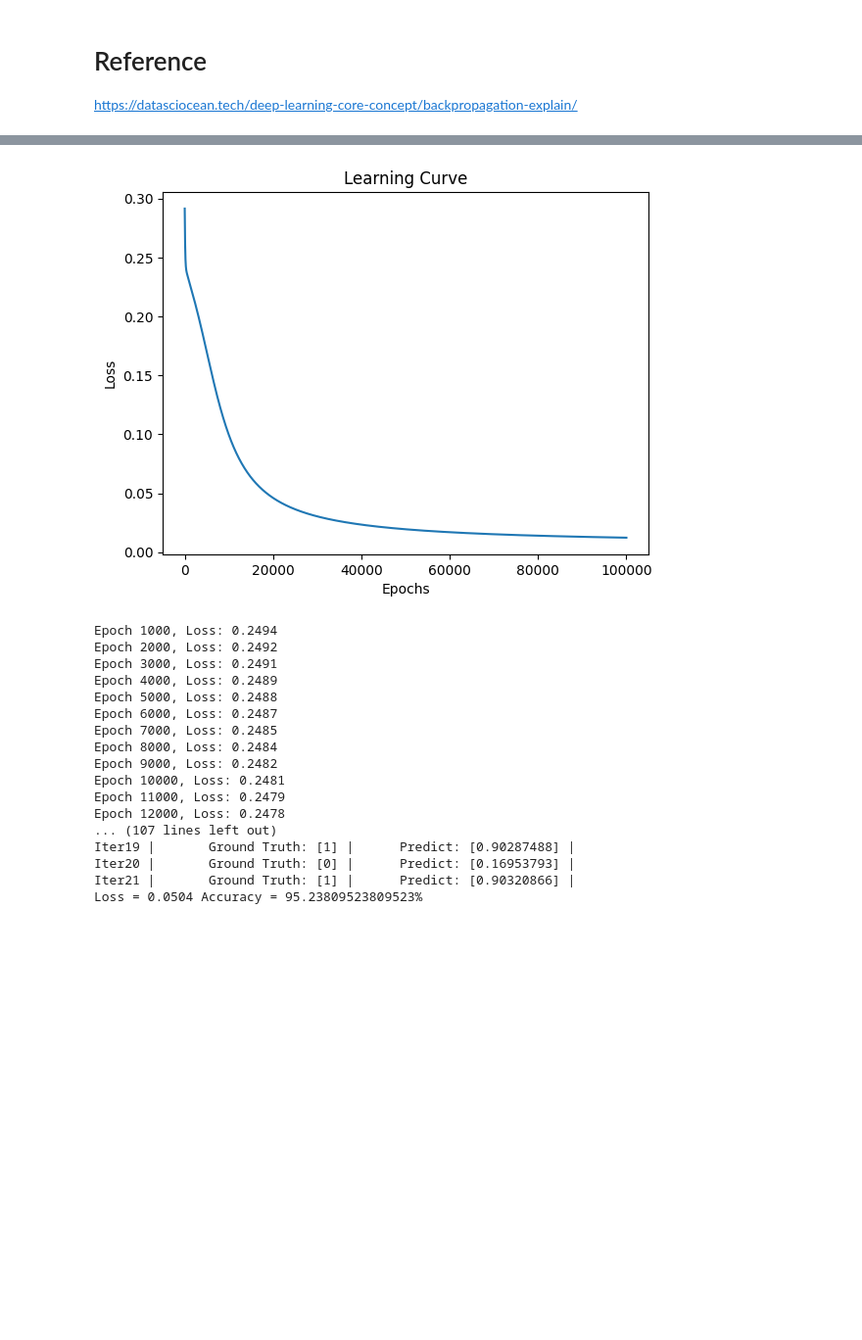
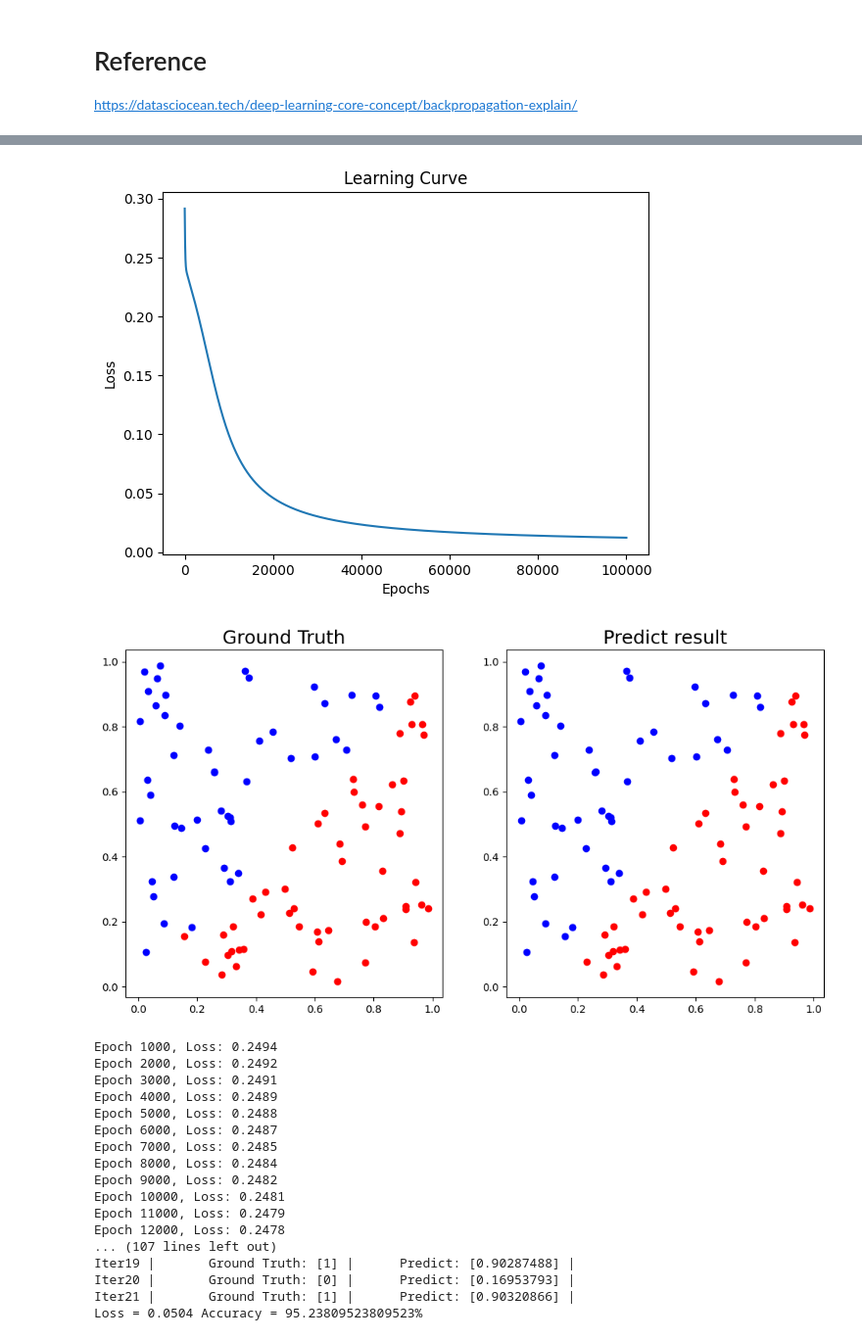
Before and after one commit to say859462/Summer-DLP, a Jupyter notebook: Lab1/DL_LAB1_314551113_劉哲良.ipynb, the cells around one changed output, grey strips where cells are left out. Shown: that part at 98% size. Cells and saved outputs as stored; diff of their text form; code cells hidden in the pictures; blank space fills up the shorter version.

Commit message:
plot fig

```diff
--- a/Lab1/DL_LAB1_314551113_劉哲良.ipynb
+++ b/Lab1/DL_LAB1_314551113_劉哲良.ipynb
@@ -51,7 +51,7 @@ def generate_XOR_easy():
 
 def show_result(x, y, pred_y):
     import matplotlib.pyplot as plt
-
+    plt.figure(figsize=(12, 6))
     plt.subplot(1, 2, 1)
     plt.title("Ground Truth", fontsize=18)
     for i in range(x.shape[0]):
@@ -60,7 +60,7 @@ def show_result(x, y, pred_y):
         else:
             plt.plot(x[i][0], x[i][1], "bo")
     plt.subplot(1, 2, 2)
-    plt.title("Predict result", fontdict=18)
+    plt.title("Predict result", fontsize=18)
 
     for i in range(x.shape[0]):
         if pred_y[i] == 0:
@@ -164,8 +164,6 @@ class Model:
         self.layers.append(Linear_Layer(10, 10, activation="sigmoid"))
         self.layers.append(Linear_Layer(10, 1, activation="sigmoid"))
 
-        self.num_of_layers = len(self.layers)
-
     def forward(self, x):
         # Forward pass through all layers
         for layer in self.layers:
@@ -207,10 +205,10 @@ class Model:
 
         print(
             "Loss = {:.4f} Accuracy = {}%".format(
-                loss, np.mean(np.round(output) == y) * 100
+                loss, np.mean((output > 0.5) == y) * 100
             )
         )
-
+        return output
     def plot_learning_curve(self):
         import matplotlib.pyplot as plt
 
@@ -222,32 +220,37 @@ class Model:
 # %%
 x, y = generate_linear()
 model_linear = Model()
-model_linear.train(x, y)
+linear_output = model_linear.train(x, y)
 model_linear.plot_learning_curve()
+show_result(x, y, (linear_output) > 0.5)
 
-x,y = generate_XOR_easy()
+x, y = generate_XOR_easy()
 model_XOR = Model()
-model_XOR.train(x,y)
+XOR_output = model_XOR.train(x, y)
 model_XOR.plot_learning_curve()
+
+
+show_result(x, y, (XOR_output) > 0.5)
 # %% [output]
 Epoch 1000, Loss: 0.2298
 Epoch 2000, Loss: 0.2163
 Epoch 3000, Loss: 0.2018
 Epoch 4000, Loss: 0.1862
 Epoch 5000, Loss: 0.1699
 Epoch 6000, Loss: 0.1534
 Epoch 7000, Loss: 0.1377
 Epoch 8000, Loss: 0.1233
 Epoch 9000, Loss: 0.1106
 Epoch 10000, Loss: 0.0994
 Epoch 11000, Loss: 0.0899
 Epoch 12000, Loss: 0.0817
 ... (186 lines left out)
 Iter98 |       Ground Truth: [1] |      Predict: [0.68691334] |
 Iter99 |       Ground Truth: [1] |      Predict: [0.96909959] |
 Iter100 |       Ground Truth: [0] |      Predict: [0.09642676] |
 Loss = 0.0123 Accuracy = 99.0%
 [figure]
+[figure, new version]
 Epoch 1000, Loss: 0.2494
 Epoch 2000, Loss: 0.2492
 Epoch 3000, Loss: 0.2491
```
Also changed, not shown: parts of 1 cell of this notebook.
